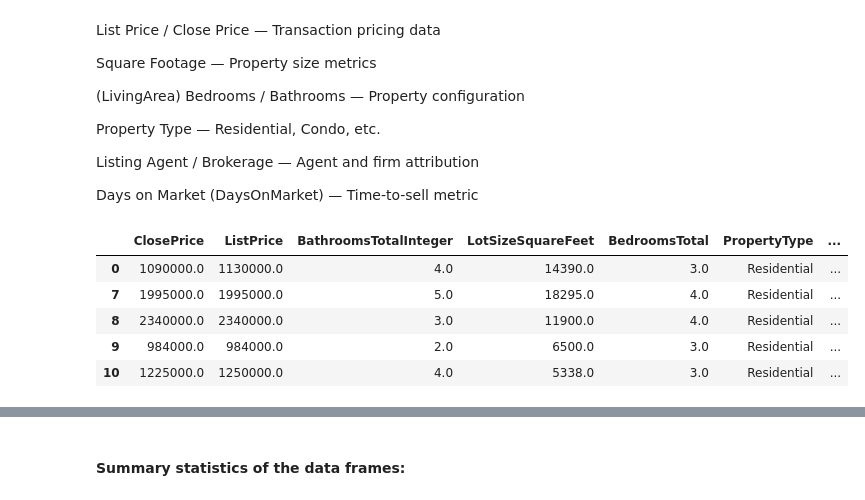
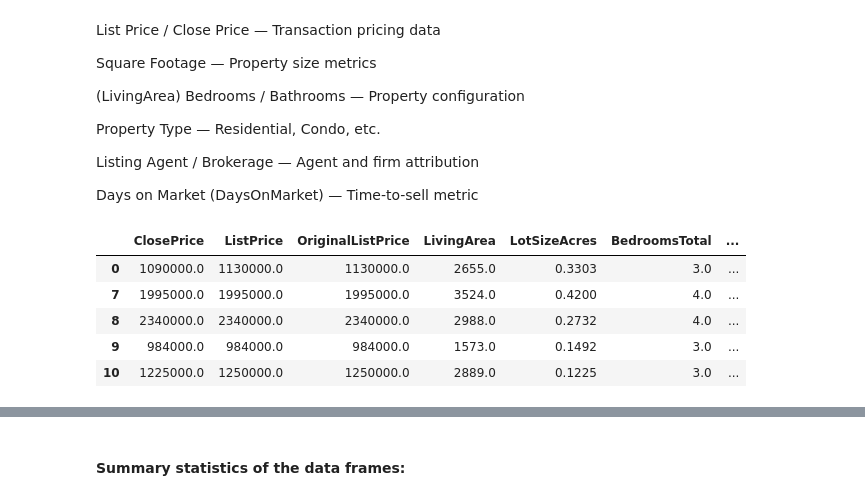
Before and after one commit to DeeptiKhetan/idx-data-analyst, a Jupyter notebook: analysis.ipynb, the cells around one changed output, grey strips where cells are left out. Drawn from its saved outputs; the diff is of its cells as text; code cells hidden in the pictures.

```diff
--- a/analysis.ipynb
+++ b/analysis.ipynb
@@ -243,13 +240,14 @@ Listing Agent / Brokerage — Agent and firm attribution
 
 Days on Market (DaysOnMarket) — Time-to-sell metric
 # %%
-df_sold_new = df_sold_residential[["ClosePrice","ListPrice","BathroomsTotalInteger", "LotSizeSquareFeet","BedroomsTotal","PropertyType", "BuyerAgentAOR", "ListAgentAOR", "DaysOnMarket"]].copy()
+df_sold_new = df_sold_residential[["ClosePrice", "ListPrice", "OriginalListPrice", "LivingArea",
+                                   "LotSizeAcres", "BedroomsTotal", "BathroomsTotalInteger", "DaysOnMarket", "YearBuilt"]].copy()
 df_sold_new.head()
 # %% [output]
-|  | ClosePrice | ListPrice | BathroomsTotalInteger | LotSizeSquareFeet | BedroomsTotal | PropertyType | ... |
-| 0 | 1090000.0 | 1130000.0 | 4.0 | 14390.0 | 3.0 | Residential | ... |
-| 7 | 1995000.0 | 1995000.0 | 5.0 | 18295.0 | 4.0 | Residential | ... |
-| 8 | 2340000.0 | 2340000.0 | 3.0 | 11900.0 | 4.0 | Residential | ... |
-| 9 | 984000.0 | 984000.0 | 2.0 | 6500.0 | 3.0 | Residential | ... |
-| 10 | 1225000.0 | 1250000.0 | 4.0 | 5338.0 | 3.0 | Residential | ... |
+|  | ClosePrice | ListPrice | OriginalListPrice | LivingArea | LotSizeAcres | BedroomsTotal | ... |
+| 0 | 1090000.0 | 1130000.0 | 1130000.0 | 2655.0 | 0.3303 | 3.0 | ... |
+| 7 | 1995000.0 | 1995000.0 | 1995000.0 | 3524.0 | 0.4200 | 4.0 | ... |
+| 8 | 2340000.0 | 2340000.0 | 2340000.0 | 2988.0 | 0.2732 | 4.0 | ... |
+| 9 | 984000.0 | 984000.0 | 984000.0 | 1573.0 | 0.1492 | 3.0 | ... |
+| 10 | 1225000.0 | 1250000.0 | 1250000.0 | 2889.0 | 0.1225 | 3.0 | ... |
 # %%
```
Also changed, not shown: parts of 12 cells of this notebook.
